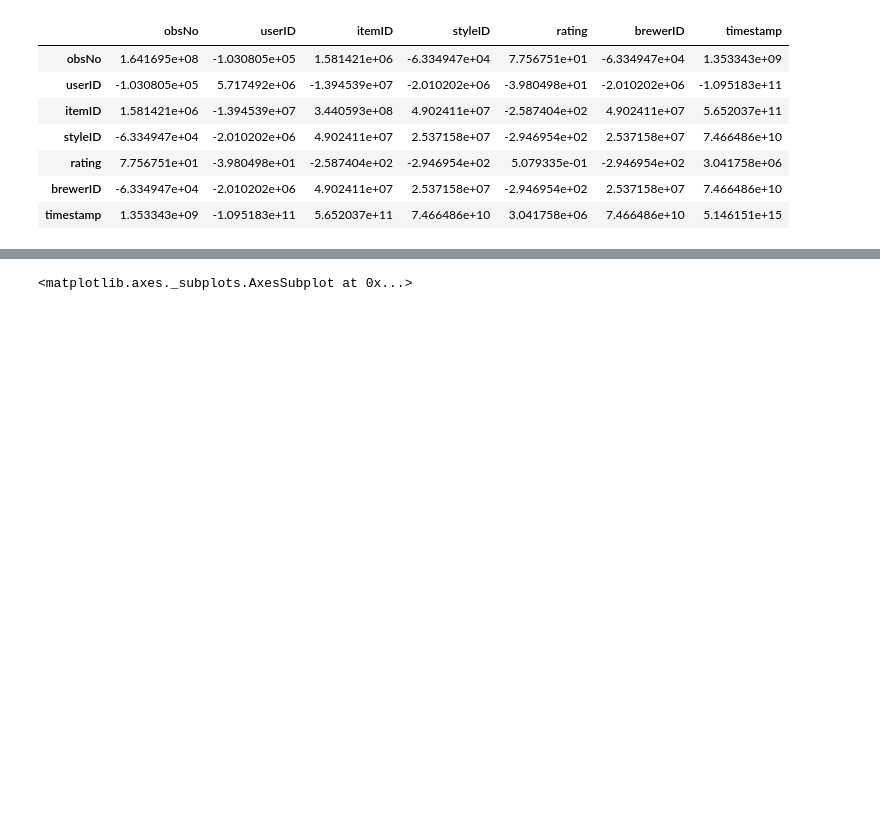
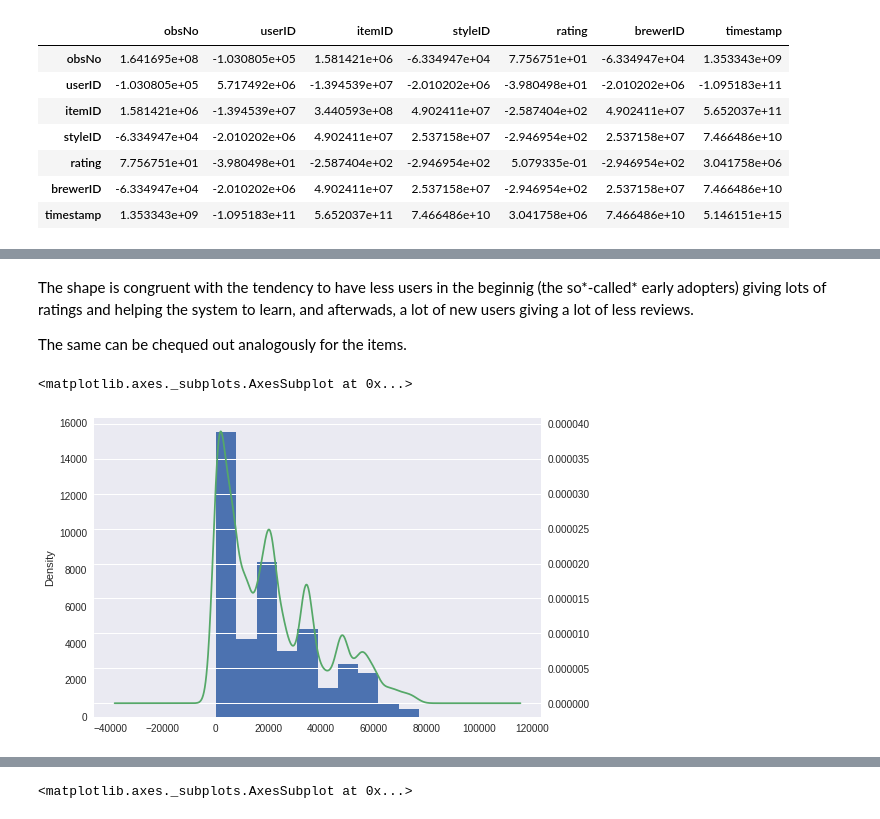
Before and after one commit to paulanavarretec/RecSys-Tarea1, a Jupyter notebook: Recsys_Tarea1.ipynb, the cells around one changed output, grey strips where cells are left out. Drawn from its saved outputs; the diff is of its cells as text; code cells hidden in the pictures; blank space fills up the shorter version.

```diff
--- a/Recsys_Tarea1.ipynb
+++ b/Recsys_Tarea1.ipynb
@@ -146,0 +218,10 @@ dtype: float64
+# %% [markdown]
+The shape is congruent with the tendency to have less users in the beginnig (the so*-called* early adopters) giving lots of ratings and helping the system to learn, and afterwads, a lot of new users giving a lot of less reviews.
+
+The same can be chequed out analogously for the items.
+# %%
+ax = train_file.itemID.plot(kind='hist')
+train_file.itemID.plot(kind='kde', ax=ax, secondary_y=True)
+# %% [output]
+<matplotlib.axes._subplots.AxesSubplot at 0x...>
+[figure, added]
```
Also changed, not shown: parts of 36 cells of this notebook.
